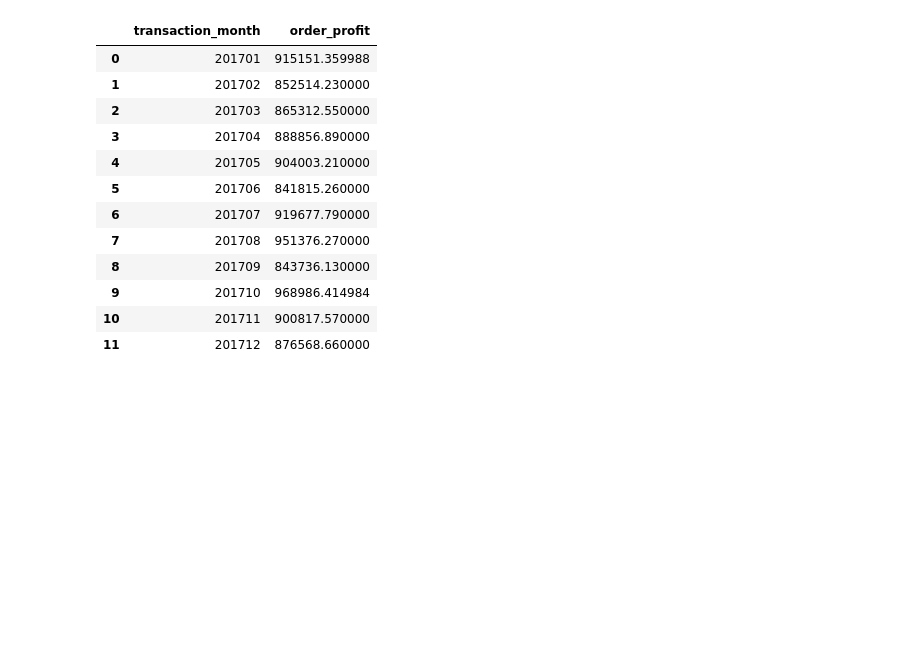
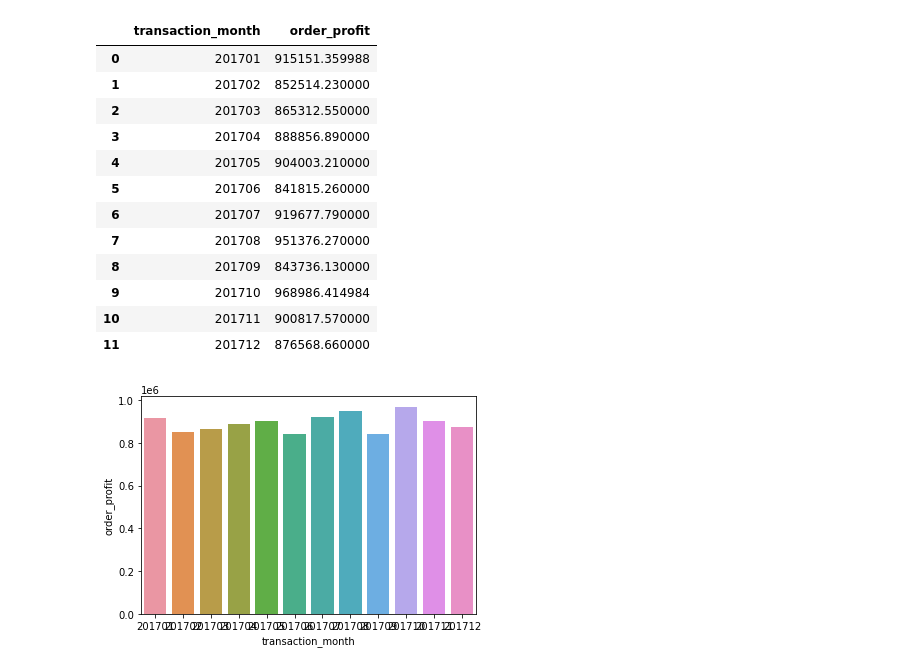
Before and after one commit to Navyhoang/KPMG_Virtual_Internship_Challenge, a Jupyter notebook: Results/KPMG_module_1_transaction.ipynb, the cells around one changed output. Drawn from its saved outputs; the diff is of its cells as text; code cells hidden in the pictures; blank space fills up the shorter version.

```diff
--- a/Results/KPMG_module_1_transaction.ipynb
+++ b/Results/KPMG_module_1_transaction.ipynb
@@ -743,3 +743,8 @@ monthly_revenue
 | 9 | 201710 | 968986.414984 |
 | 10 | 201711 | 900817.570000 |
 | 11 | 201712 | 876568.660000 |
+# %%
+# Visualize the monthly revenue
+ax = sns.barplot(monthly_revenue.transaction_month, monthly_revenue.order_profit)
+# %% [output]
+[figure, added]
```
